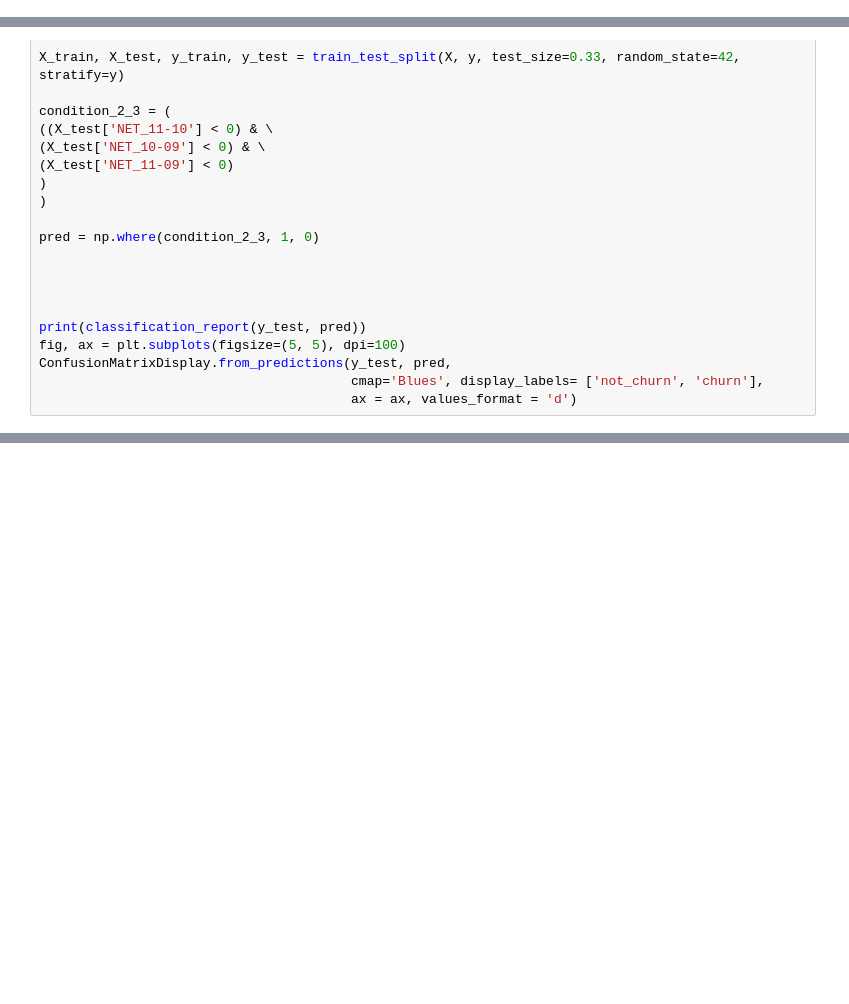
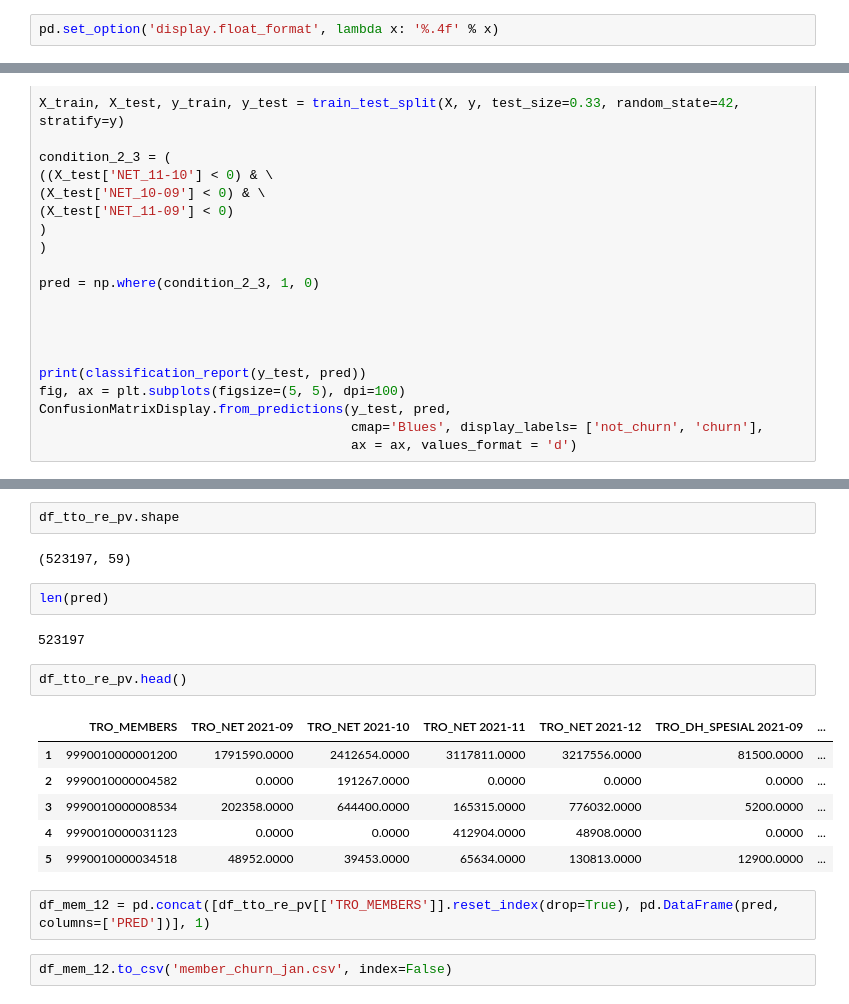
Before and after one commit to trisna26/alfagift_churn, a Jupyter notebook: churn_12_edited.ipynb, the cells around one changed output, grey strips where cells are left out. Drawn from its saved outputs; the diff is of its cells as text; blank space fills up the shorter version.

```diff
--- a/churn_12_edited.ipynb
+++ b/churn_12_edited.ipynb
@@ -422,0 +458,2 @@ weighted avg       0.90      0.92      0.90    104639
+# %%
+pd.set_option('display.float_format', lambda x: '%.4f' % x)
@@ -1376,0 +1438,21 @@ pd.Series(pred).value_counts()
+# %%
+df_tto_re_pv.shape
+# %% [output]
+(523197, 59)
+# %%
+len(pred)
+# %% [output]
+523197
+# %%
+df_tto_re_pv.head()
+# %% [output]
+|  | TRO_MEMBERS | TRO_NET 2021-09 | TRO_NET 2021-10 | TRO_NET 2021-11 | TRO_NET 2021-12 | TRO_DH_SPESIAL 2021-09 | ... |
+| 1 | 9990010000001200 | 1791590.0000 | 2412654.0000 | 3117811.0000 | 3217556.0000 | 81500.0000 | ... |
+| 2 | 9990010000004582 | 0.0000 | 191267.0000 | 0.0000 | 0.0000 | 0.0000 | ... |
+| 3 | 9990010000008534 | 202358.0000 | 644400.0000 | 165315.0000 | 776032.0000 | 5200.0000 | ... |
+| 4 | 9990010000031123 | 0.0000 | 0.0000 | 412904.0000 | 48908.0000 | 0.0000 | ... |
+| 5 | 9990010000034518 | 48952.0000 | 39453.0000 | 65634.0000 | 130813.0000 | 12900.0000 | ... |
+# %%
+df_mem_12 = pd.concat([df_tto_re_pv[['TRO_MEMBERS']].reset_index(drop=True), pd.DataFrame(pred, columns=['PRED'])], 1)
+# %%
+df_mem_12.to_csv('member_churn_jan.csv', index=False)
```
Also changed, not shown: parts of 25 cells of this notebook, 8 other files.
